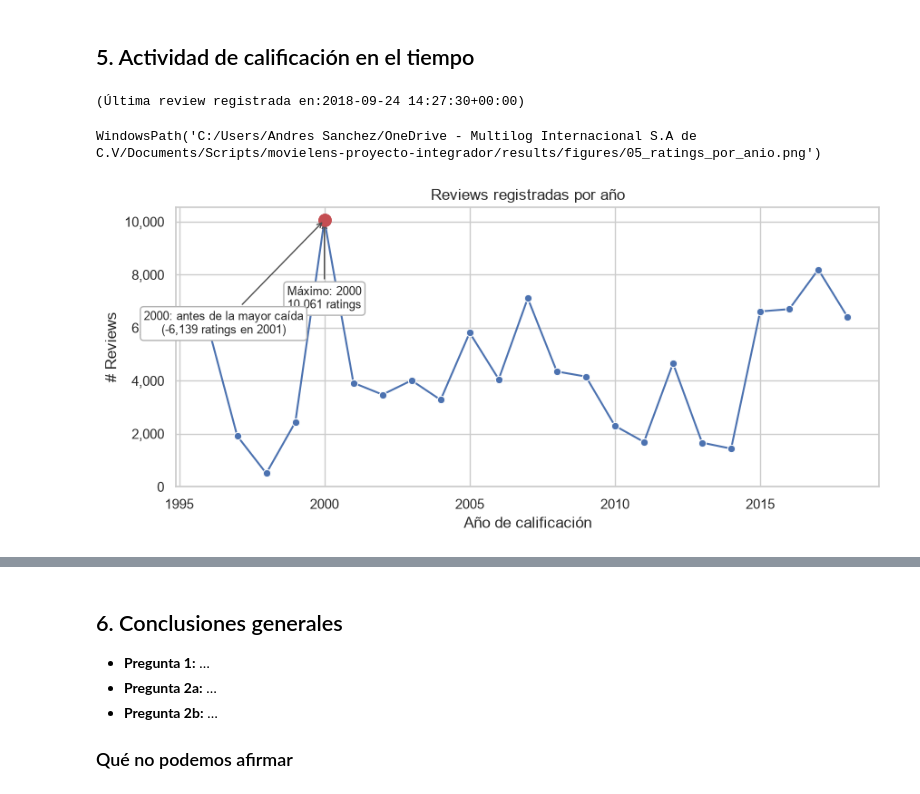
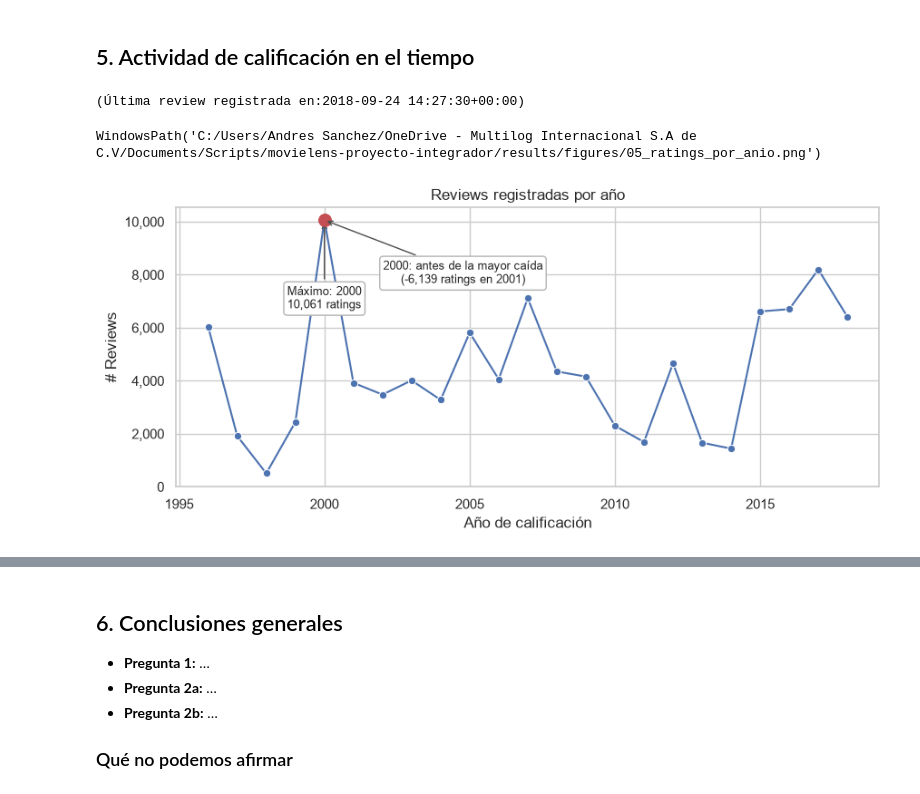
Before and after one commit to srandres-git/movielens-proyecto-integrador, a Jupyter notebook: notebooks/05_fun_facts.ipynb, the cells around one changed output, grey strips where cells are left out. Saved outputs shown, nothing was run; the diff lists cells and outputs as text; code cells hidden in the pictures.

```diff
--- a/notebooks/05_fun_facts.ipynb
+++ b/notebooks/05_fun_facts.ipynb
@@ -306,34 +307,34 @@ def marcar(anio, texto, dx=0, dy=-70):
         bbox=dict(boxstyle='round,pad=0.3', fc='white', ec='0.7'),
         arrowprops=dict(arrowstyle='->', color='0.3'),
     )
 
 # ahora sí graficamos los datos
 
 sns.lineplot(
     x = rev_por_anio.index,
     y = rev_por_anio.values,
     marker = 'o',
     ax = ax
 )
 
 ax.set(
     title = 'Reviews registradas por año',
     xlabel = 'Año de calificación',
     ylabel = '# Reviews',
     ylim = (0,None), # para que el eje Y empiece en 0
 )
 ax.yaxis.set_major_formatter(StrMethodFormatter('{x:,.0f}'))  # 12,345 en vez de 12345
 
 marcar(anio_max, f'Máximo: {anio_max}\n{rev_por_anio[anio_max]:,} ratings')
 marcar(anio_antes_caida,
        f'{anio_antes_caida}: antes de la mayor caída\n'
        f'({cambio[anio_caida]:+,.0f} ratings en {anio_caida})',
-       dx=-80, dy=-90)
+       dx=110, dy=-50)
 
 rutas.guardar_figura(fig, "05_ratings_por_anio")
 # %% [output]
 (Última review registrada en:2018-09-24 14:27:30+00:00)
 WindowsPath('C:/Users/Andres Sanchez/OneDrive - Multilog Internacional S.A de C.V/Documents/Scripts/movielens-proyecto-integrador/results/figures/05_ratings_por_anio.png')
-[figure, old version]
+[figure, new version]
 # %% [markdown]
 > **Interpretación**
```
Also changed, not shown: parts of 2 cells of this notebook, 1 other file.
